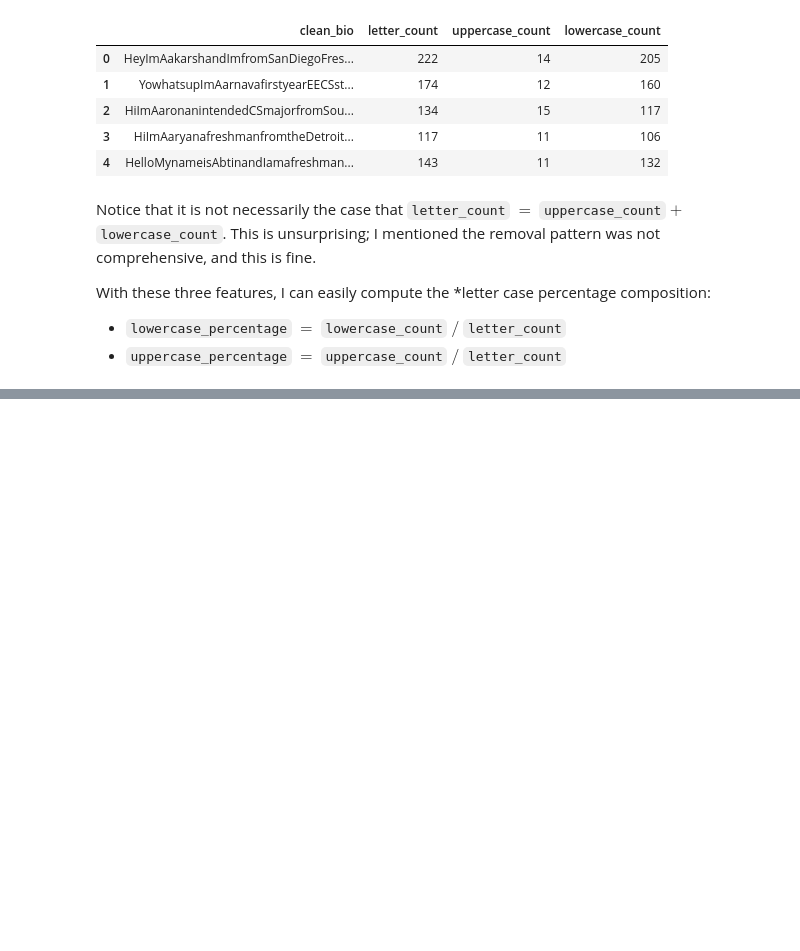
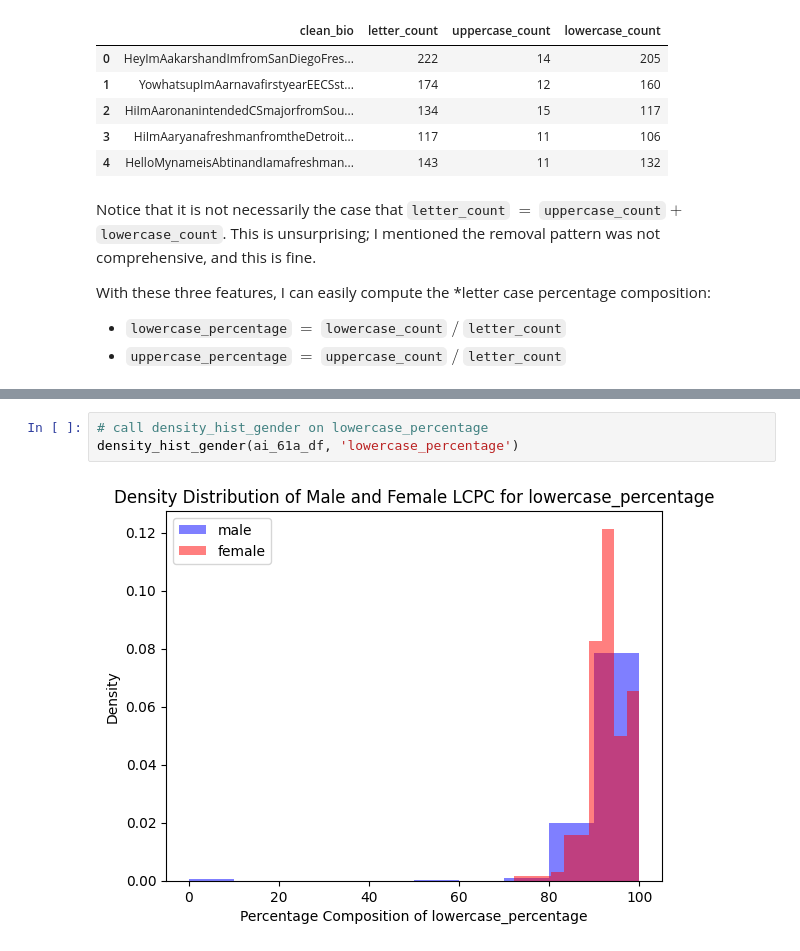
Before and after one commit to dnhuang/gender-proper-case-usage, a Jupyter notebook: analysis.ipynb, the cells around one changed output, grey strips where cells are left out. Cells and saved outputs as stored; diff of their text form; blank space fills up the shorter version.

```diff
--- a/analysis.ipynb
+++ b/analysis.ipynb
@@ -352,0 +541,5 @@ Alright. The moment of truth. Time to see the distribution of `uppercase_percent
+# %%
+# call density_hist_gender on lowercase_percentage
+density_hist_gender(ai_61a_df, 'lowercase_percentage')
+# %% [output]
+[figure, added]
```
Also changed, not shown: parts of 28 cells of this notebook.
